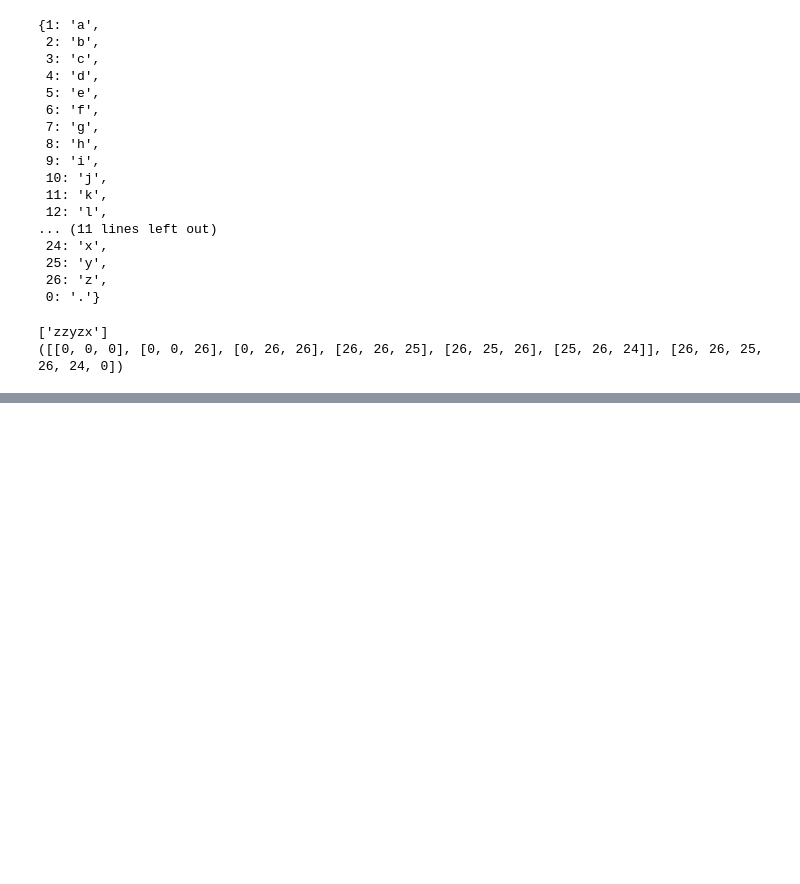
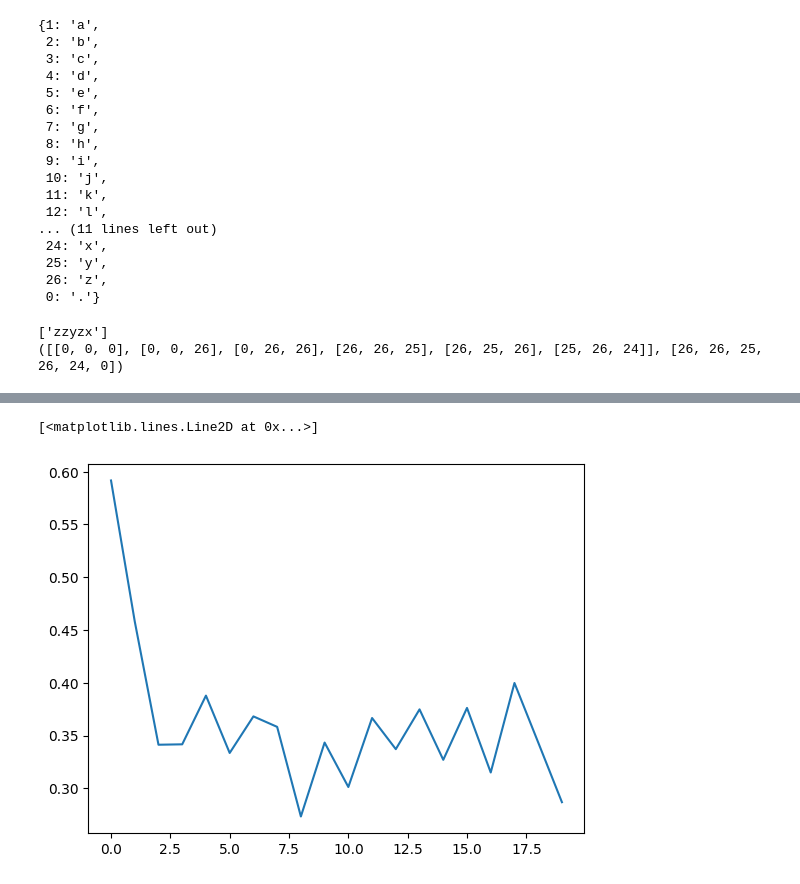
Before and after one commit to RasmusRynell/PyTourch-demo, a Jupyter notebook: Copy of makemore/MLP (2003) - Torchified.ipynb, the cells around one changed output, grey strips where cells are left out. Saved outputs shown, nothing was run; the diff lists cells and outputs as text; code cells hidden in the pictures; blank space fills up the shorter version.

```diff
--- a/Copy of makemore/MLP (2003) - Torchified.ipynb
+++ b/Copy of makemore/MLP (2003) - Torchified.ipynb
@@ -110,36 +157,40 @@ trL = []
 # %%
-# same optimization as last time
-iters = 200_000
+epochs = 100_000
 batch_size = 32
+optimizer = torch.optim.Adam(net.parameters(), lr=0.01)
 
-for i in range(iters):
+for epoch in range(epochs):
 
     # minibatch construct
     mIdx = torch.randint(0, xTrain.shape[0], (batch_size,))
-    Yb = yTrain[mIdx] # batch X,Y
+    Yb = yTrain[mIdx] # batch Y
+
     # forward pass
-
     emb = C[xTrain[mIdx]] # embed the characters into vectors
     x = emb.view(emb.shape[0], -1) # concatenate the vectors
 
-    for layer in layers:
-        x = layer(x)
-    loss = F.cross_entropy(x, Yb) # loss function
+    x = net.forward(x)
+    loss = loss_fn(x, Yb) # loss function
 
     # backward pass
-    for p in parameters:
-        p.grad = None
+    optimizer.zero_grad()
     loss.backward()
 
     # update
-    lr = 0.1 if i < 150_000 else 0.01 # step learning rate decay
-    for p in parameters:
-        p.data += -lr * p.grad
+    optimizer.step()
 
     # track stats
-    if i % 10_000 == 0: # print every once in a while
-        print(f'{i:7d}/{iters:7d}: {loss.item():.4f}')
+    if epoch % 5_000 == 0: # print every once in a while
+        Yb = yVal
+        emb = C[xVal]
+        x = emb.view(emb.shape[0], -1)
+        x = net(x)
+        vaLoss = loss_fn(x, Yb)
+        vaL.append(loss.log10().item())
+
+        print(f'{epoch:7d}/{epochs:7d}: tr: {loss.item():.4f}, va: {vaLoss.item():.4f}')
+
+
+
     trL.append(loss.log10().item())
-    with torch.no_grad():
-        ud.append([((lr*p.grad).std() / p.data.std()).log10().item() for p in parameters])
 # %% [output]
@@ -151,0 +227,5 @@ plt.plot(trL)
+# %%
+plt.plot(vaL)
+# %% [output]
+[<matplotlib.lines.Line2D at 0x...>]
+[figure, added]
```
Also changed, not shown: parts of 5 cells of this notebook.
